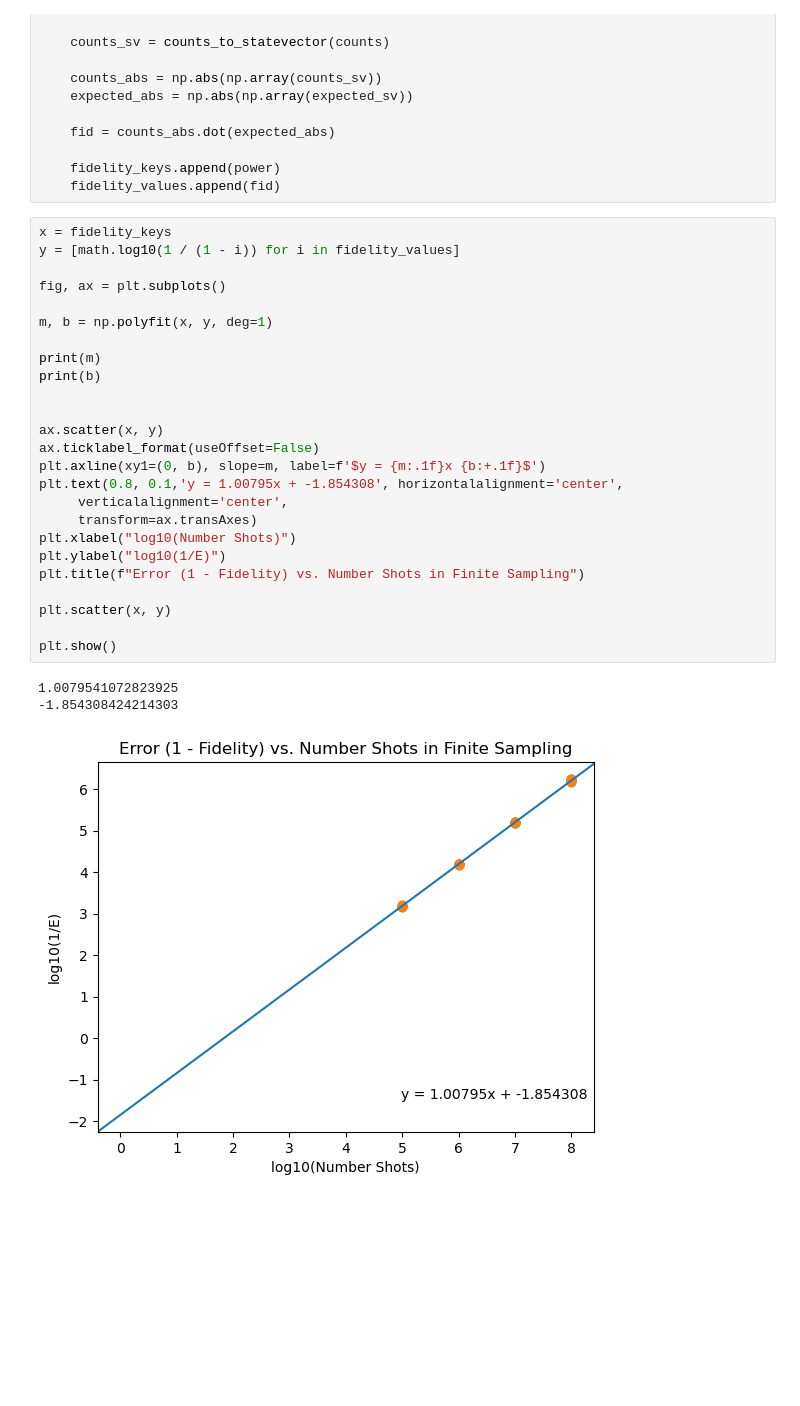
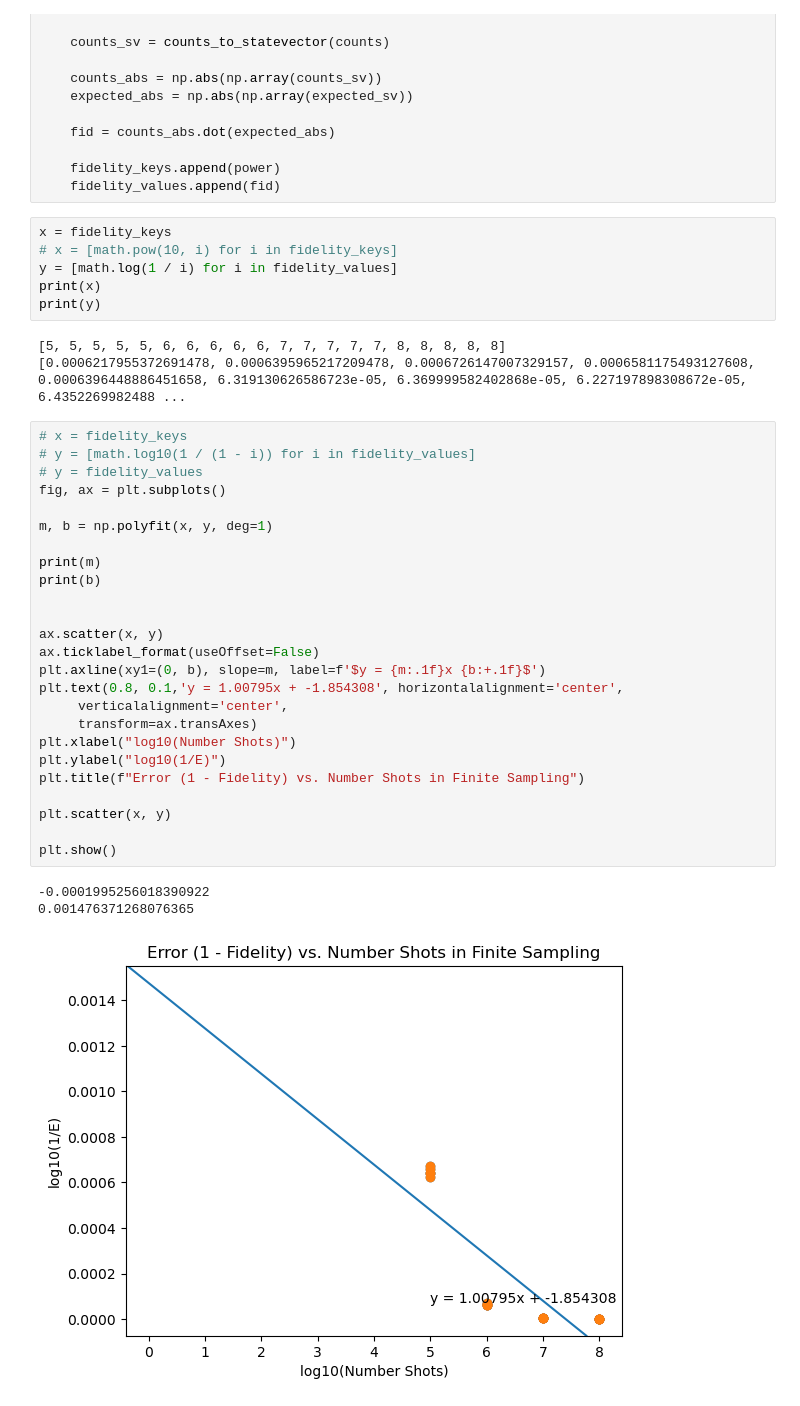
Before and after one commit to comp-physics/QLBM-frugal, a Jupyter notebook: advectionDiffusion/data/D1Q3ErrorAnalysis.ipynb, the cells around one changed output. Cells and saved outputs as stored; diff of their text form; blank space fills up the shorter version.

```diff
--- a/advectionDiffusion/data/D1Q3ErrorAnalysis.ipynb
+++ b/advectionDiffusion/data/D1Q3ErrorAnalysis.ipynb
@@ -37,32 +37,41 @@ for power, iteration in keys:
 
     fidelity_keys.append(power)
     fidelity_values.append(fid)
+# %%
+x = fidelity_keys
+# x = [math.pow(10, i) for i in fidelity_keys]
+y = [math.log(1 / i) for i in fidelity_values]
+print(x)
+print(y)
+# %% [output]
+[5, 5, 5, 5, 5, 6, 6, 6, 6, 6, 7, 7, 7, 7, 7, 8, 8, 8, 8, 8]
+[0.0006217955372691478, 0.0006395965217209478, 0.0006726147007329157, 0.0006581175493127608, 0.0006396448886451658, 6.319130626586723e-05, 6.369999582402868e-05, 6.227197898308672e-05, 6.4352269982488 ...
 # %%
-x = fidelity_keys
-y = [math.log10(1 / (1 - i)) for i in fidelity_values]
-
+# x = fidelity_keys
+# y = [math.log10(1 / (1 - i)) for i in fidelity_values]
+# y = fidelity_values
 fig, ax = plt.subplots()
 
 m, b = np.polyfit(x, y, deg=1)
 
 print(m)
 print(b)
 
 
 ax.scatter(x, y)
 ax.ticklabel_format(useOffset=False)
 plt.axline(xy1=(0, b), slope=m, label=f'$y = {m:.1f}x {b:+.1f}$')
 plt.text(0.8, 0.1,'y = 1.00795x + -1.854308', horizontalalignment='center',
      verticalalignment='center',
      transform=ax.transAxes)
 plt.xlabel("log10(Number Shots)")
 plt.ylabel("log10(1/E)")
 plt.title(f"Error (1 - Fidelity) vs. Number Shots in Finite Sampling")
 
 plt.scatter(x, y)
 
 plt.show()
 # %% [output]
-1.0079541072823925
--1.854308424214303
+-0.0001995256018390922
+0.001476371268076365
-[figure, old version]
+[figure, new version]
```
Also changed, not shown: 6 other files.
